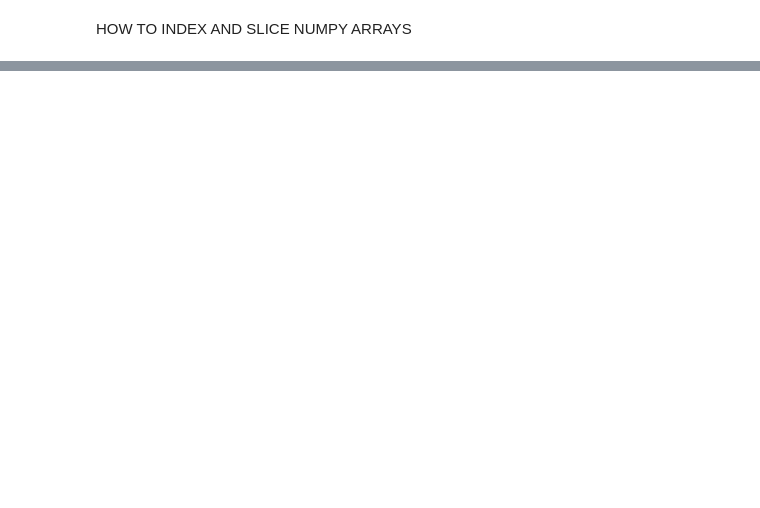
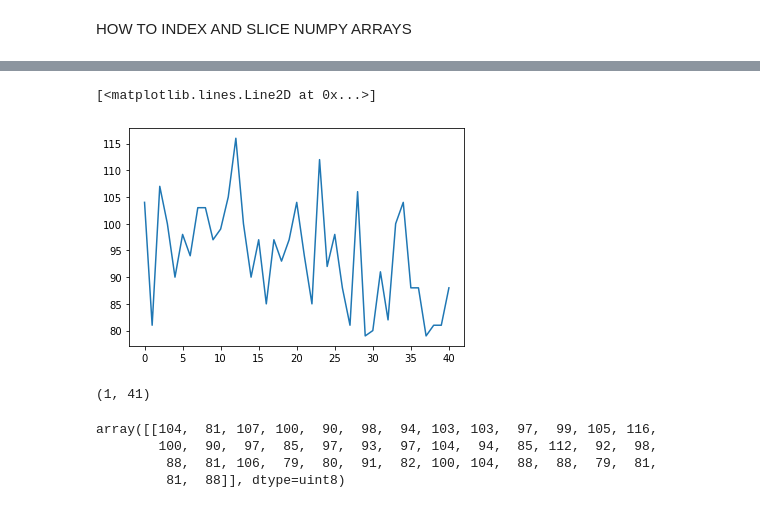
Before and after one commit to roblivesinottawa/Python_Data_Analysis_Overview, a Jupyter notebook: MAIN_FILES/NUMPY/TEMPLATE.ipynb, the cells around one changed output, grey strips where cells are left out. Drawn from its saved outputs; the diff is of its cells as text; code cells hidden in the pictures; blank space fills up the shorter version.

```diff
--- a/MAIN_FILES/NUMPY/TEMPLATE.ipynb
+++ b/MAIN_FILES/NUMPY/TEMPLATE.ipynb
@@ -215,0 +287,5 @@ HOW TO INDEX AND SLICE NUMPY ARRAYS
+# %%
+plt.plot(monalisa[20, ::20, 0])
+# %% [output]
+[<matplotlib.lines.Line2D at 0x...>]
+[figure, added]
@@ -215,0 +294,11 @@ HOW TO INDEX AND SLICE NUMPY ARRAYS
+# %%
+rect.shape
+# %% [output]
+(1, 41)
+# %%
+rect
+# %% [output]
+array([[104,  81, 107, 100,  90,  98,  94, 103, 103,  97,  99, 105, 116,
+        100,  90,  97,  85,  97,  93,  97, 104,  94,  85, 112,  92,  98,
+         88,  81, 106,  79,  80,  91,  82, 100, 104,  88,  88,  79,  81,
+         81,  88]], dtype=uint8)
```
Also changed, not shown: parts of 33 cells of this notebook, 3 other files.
